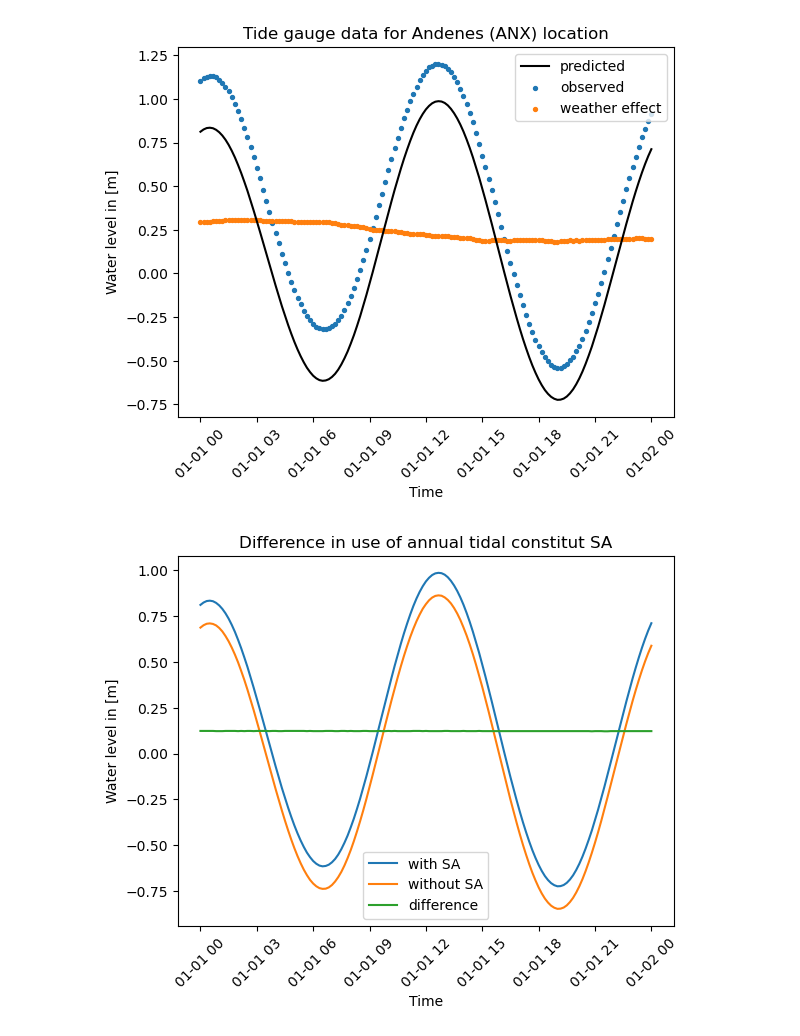
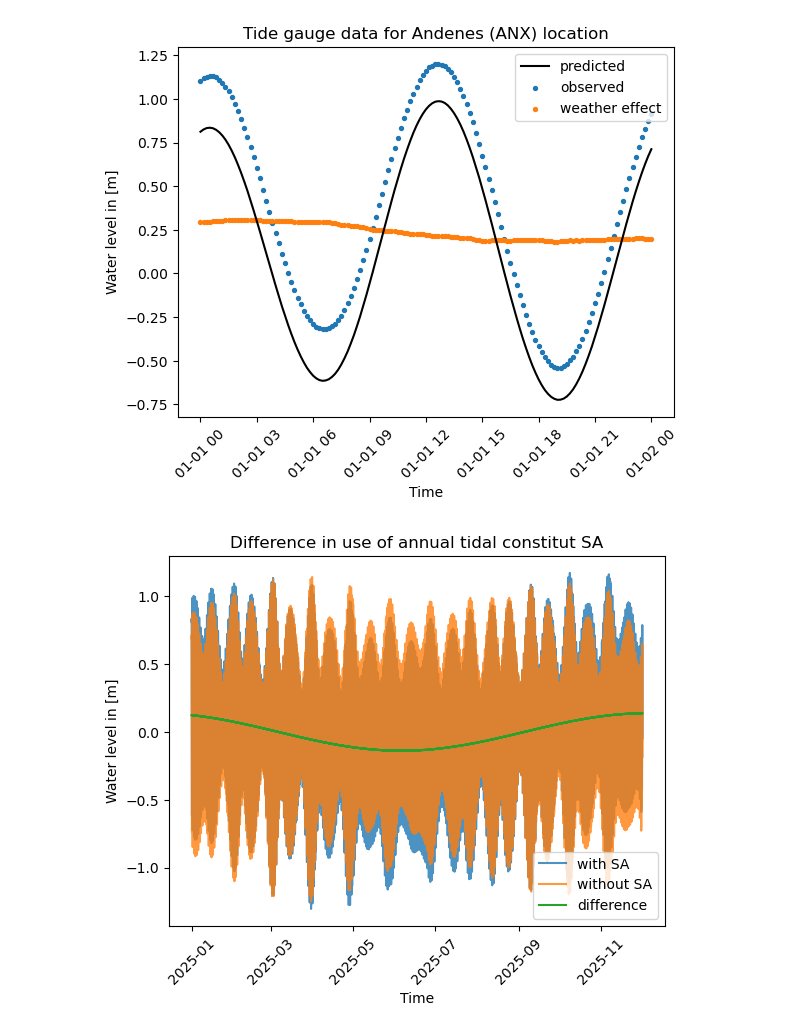
Before and after one commit to kartverket/midgard, a Jupyter notebook: notebooks/api/water_level_api.ipynb, the cells around one changed output. Saved outputs shown, nothing was run; the diff lists cells and outputs as text; code cells hidden in the pictures.

```diff
--- a/notebooks/api/water_level_api.ipynb
+++ b/notebooks/api/water_level_api.ipynb
@@ -205,11 +205,18 @@ plt.show()
 # %% [output]
 [figure]
 # %%
+# Import matplotlib module
+import matplotlib.pyplot as plt
+
+# Define time period
+date_from = datetime(2025, 1, 1)
+date_to = datetime(2025, 12, 2)
+
 # Get instance of WaterLevelApi class for given location WITHOUT using annual tidal SA coefficients
 api = water_level_api.WaterLevelApi(
         file_path=file_path,
-        date_from=datetime(2025, 1, 1),
-        date_to=datetime(2025, 1, 2),
+        date_from=date_from,
+        date_to=date_to,
         latitude=69.326067,
         longitude=16.134848,
         datatype="pre",
@@ -224,8 +231,8 @@ dset_sa = api.as_dataset()
 # Get instance of WaterLevelApi class for given location BY using annual tidal SA coefficients
 api = water_level_api.WaterLevelApi(
         file_path=file_path,
-        date_from=datetime(2025, 1, 1),
-        date_to=datetime(2025, 1, 2),
+        date_from=date_from,
+        date_to=date_to,
         latitude=69.326067,
         longitude=16.134848,
         datatype="pre",
@@ -235,32 +242,33 @@ api = water_level_api.WaterLevelApi(
 )
 
 # Get data as dataset
 dset_no_sa = api.as_dataset()
 
 # Plot data
 plt.plot(
         dset_sa.time.datetime,
         dset_sa.water_level,
         label="with SA",
+        alpha=0.8,
 )
 plt.plot(
         dset_no_sa.time.datetime,
         dset_no_sa.water_level,
         label="without SA",
+        alpha=0.8,
 )
-
 plt.plot(
         dset_sa.time.datetime,
         dset_sa.water_level - dset_no_sa.water_level,
         label="difference",
 )
 plt.title(
     f"Difference in use of annual tidal constitut SA"
 )
 plt.xlabel("Time")
 plt.ylabel("Water level in [m]")
 plt.xticks(rotation=45)
 plt.legend()
 plt.show()
 # %% [output]
-[figure, old version]
+[figure, new version]
```
